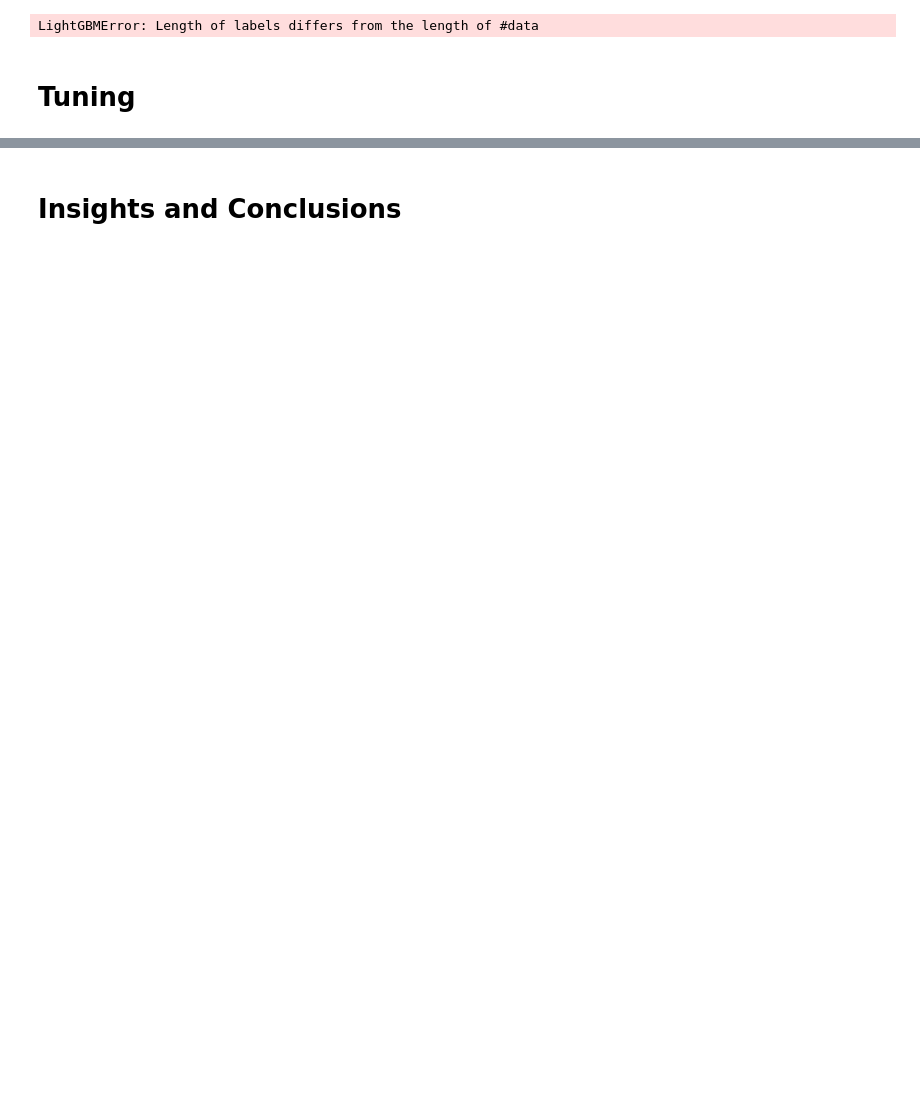
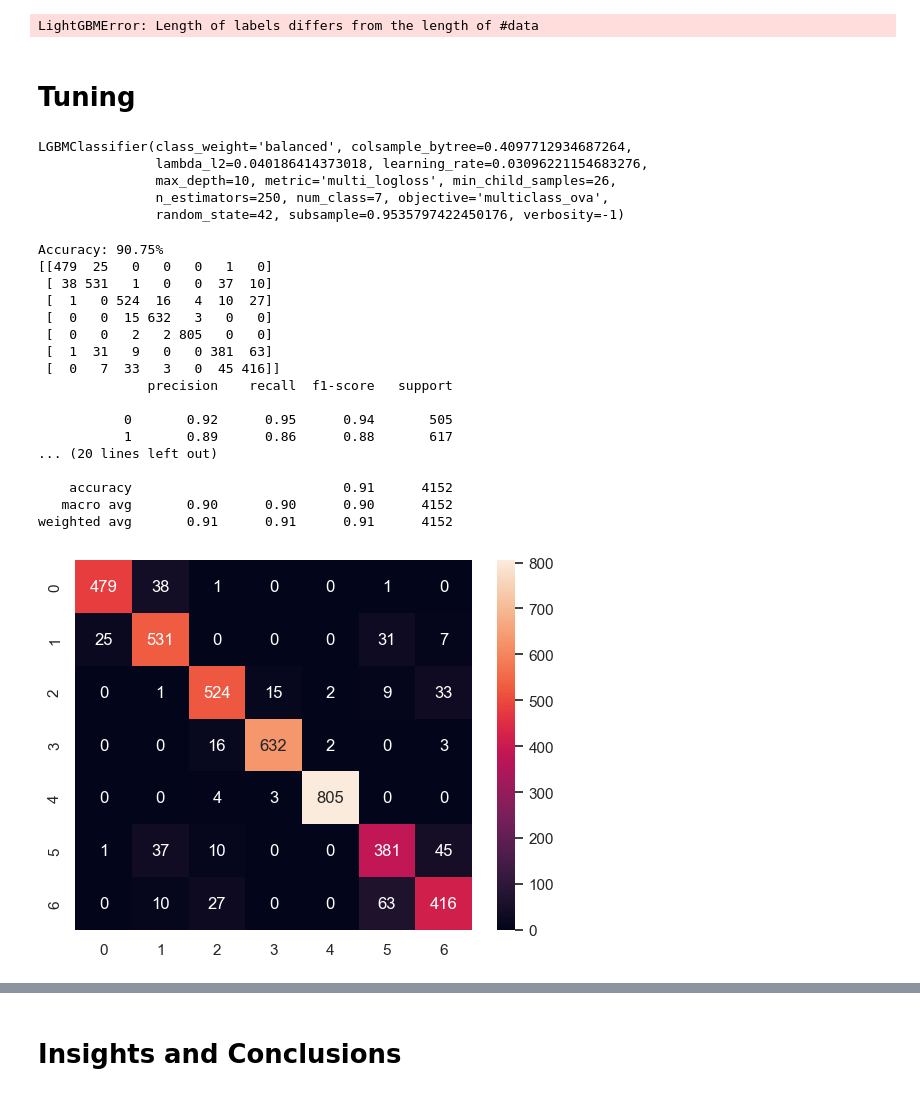
Before and after one commit to ali2yman/ML-Project-Obesity-Risk, a Jupyter notebook: Obesity_ML1_project.ipynb, the cells around one changed output, grey strips where cells are left out. Cells and saved outputs as stored; diff of their text form; code cells hidden in the pictures; blank space fills up the shorter version.

```diff
--- a/Obesity_ML1_project.ipynb
+++ b/Obesity_ML1_project.ipynb
@@ -1067,3 +1126,60 @@ models(lgbm,x_train_transformed,y_test_encoded,x_test_transformed,y_test_encoded
 LightGBMError: Length of labels differs from the length of #data
 # %% [markdown]
 # Tuning
+# %%
+# Best parameters obtained from Optuna optimization process
+
+best_params = {
+    "objective": "multiclass_ova",          # Objective function for the model
+    "metric": "multi_logloss",          # Evaluation metric
+    "verbosity": -1,                    # Verbosity level (-1 for silent)
+    "boosting_type": "gbdt",            # Gradient boosting type
+    "random_state": 42,       # Random state for reproducibility
+    "num_class": 7,                     # Number of classes in the dataset
+    'learning_rate': 0.030962211546832760,  # Learning rate for gradient boosting
+    'n_estimators': 250,                # Number of boosting iterations
+    'lambda_l2': 0.04018641437301800,   # L2 regularization term
+    'max_depth': 10,                    # Maximum depth of the trees
+    'colsample_bytree': 0.40977129346872643,  # Fraction of features to consider for each tree
+    'subsample': 0.9535797422450176,    # Fraction of samples to consider for each boosting iteration
+    'min_child_samples': 26             # Minimum number of data needed in a leaf
+}
+# %%
+lgbm_classifier = LGBMClassifier(**best_params,class_weight='balanced')
+lgbm_classifier.fit(x_train_transformed,y_train_encoded)
+# %% [output]
+LGBMClassifier(class_weight='balanced', colsample_bytree=0.4097712934687264,
+               lambda_l2=0.040186414373018, learning_rate=0.03096221154683276,
+               max_depth=10, metric='multi_logloss', min_child_samples=26,
+               n_estimators=250, num_class=7, objective='multiclass_ova',
+               random_state=42, subsample=0.9535797422450176, verbosity=-1)
+# %%
+y_pred = lgbm_classifier.predict(x_test_transformed)
+
+accuracy = accuracy_score(y_test_encoded, y_pred)
+print("Accuracy: {:.2f}%".format(accuracy * 100))
+print(confusion_matrix(y_test_encoded, y_pred))
+print(classification_report(y_test_encoded, y_pred))
+print(f"Classification Report : \n{classification_report(y_pred,y_test_encoded)}")
+sns.heatmap(confusion_matrix(y_pred,y_test_encoded),annot=True,fmt='d')
+
+Accuracy.append(accuracy)
+# %% [output]
+Accuracy: 90.75%
+[[479  25   0   0   0   1   0]
+ [ 38 531   1   0   0  37  10]
+ [  1   0 524  16   4  10  27]
+ [  0   0  15 632   3   0   0]
+ [  0   0   2   2 805   0   0]
+ [  1  31   9   0   0 381  63]
+ [  0   7  33   3   0  45 416]]
+              precision    recall  f1-score   support
+
+           0       0.92      0.95      0.94       505
+           1       0.89      0.86      0.88       617
+... (20 lines left out)
+
+    accuracy                           0.91      4152
+   macro avg       0.90      0.90      0.90      4152
+weighted avg       0.91      0.91      0.91      4152
+[figure, added]
```
Also changed, not shown: parts of 21 cells of this notebook.
